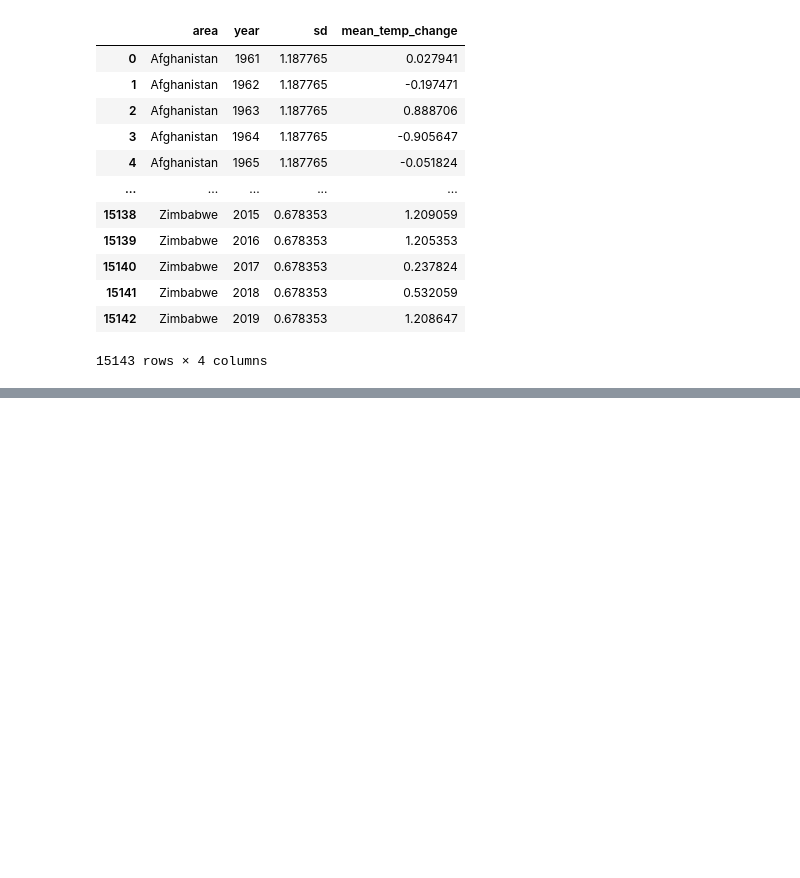
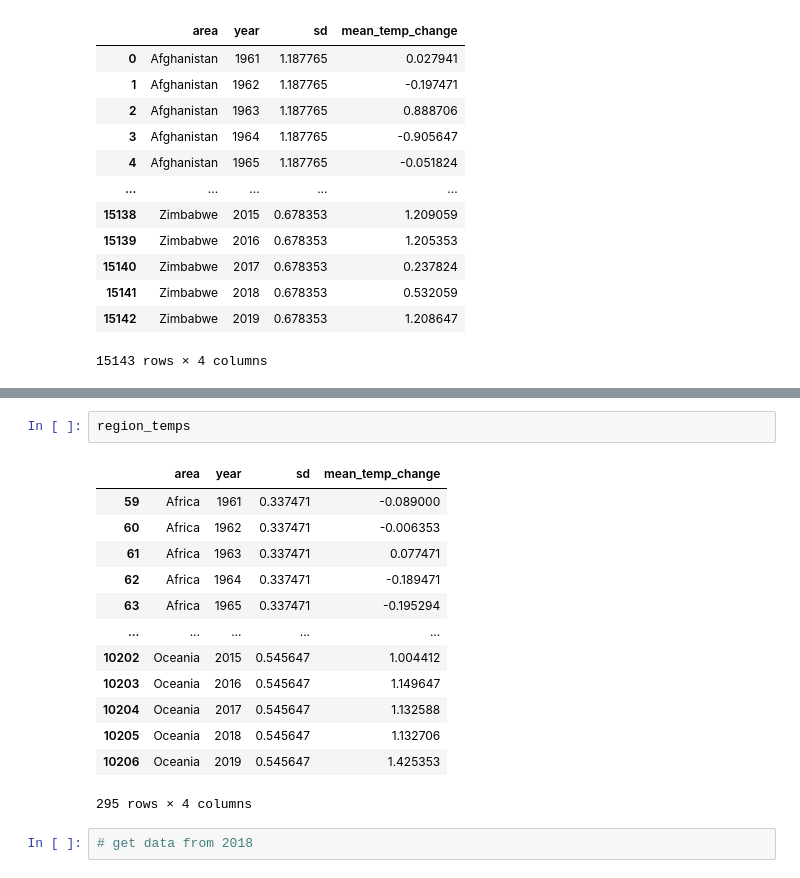
Before and after one commit to mel-liow/climate-analysis, a Jupyter notebook: climate_analysis.ipynb, the cells around one changed output, grey strips where cells are left out. Saved outputs shown, nothing was run; the diff lists cells and outputs as text; blank space fills up the shorter version.

```diff
--- a/climate_analysis.ipynb
+++ b/climate_analysis.ipynb
@@ -155,0 +147,18 @@ world_plot + line_plot + trend
+# %%
+region_temps
+# %% [output]
+|  | area | year | sd | mean_temp_change |
+| 59 | Africa | 1961 | 0.337471 | -0.089000 |
+| 60 | Africa | 1962 | 0.337471 | -0.006353 |
+| 61 | Africa | 1963 | 0.337471 | 0.077471 |
+| 62 | Africa | 1964 | 0.337471 | -0.189471 |
+| 63 | Africa | 1965 | 0.337471 | -0.195294 |
+| ... | ... | ... | ... | ... |
+| 10202 | Oceania | 2015 | 0.545647 | 1.004412 |
+| 10203 | Oceania | 2016 | 0.545647 | 1.149647 |
+| 10204 | Oceania | 2017 | 0.545647 | 1.132588 |
+| 10205 | Oceania | 2018 | 0.545647 | 1.132706 |
+| 10206 | Oceania | 2019 | 0.545647 | 1.425353 |
+295 rows × 4 columns
+# %%
+# get data from 2018
```
Also changed, not shown: parts of 6 cells of this notebook.
